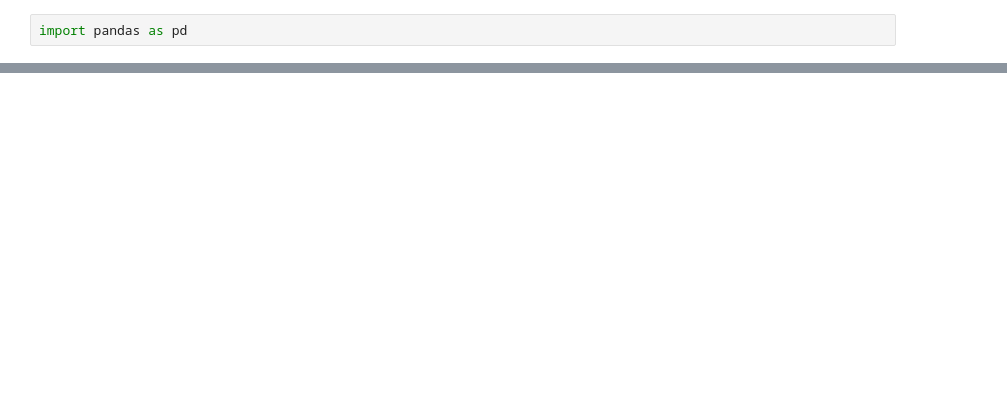
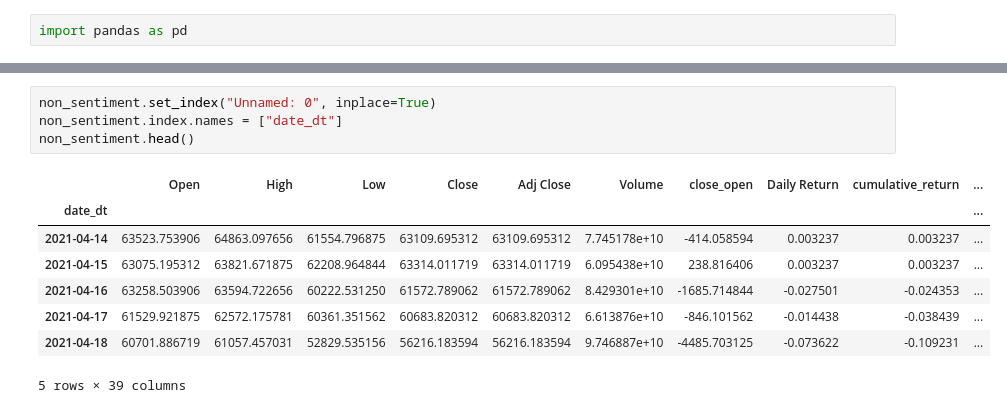
Before and after one commit to nogibjj/Flamingo-ML, a Jupyter notebook: response_variable/data_puller.ipynb, the cells around one changed output, grey strips where cells are left out. Saved outputs shown, nothing was run; the diff lists cells and outputs as text; blank space fills up the shorter version.

```diff
--- a/response_variable/data_puller.ipynb
+++ b/response_variable/data_puller.ipynb
@@ -9,0 +50,13 @@ FileNotFoundError: [Errno 2] No such file or directory: '../crypto_news/bitcoin_
+# %%
+non_sentiment.set_index("Unnamed: 0", inplace=True)
+non_sentiment.index.names = ["date_dt"]
+non_sentiment.head()
+# %% [output]
+|  | Open | High | Low | Close | Adj Close | Volume | close_open | Daily Return | cumulative_return | ... |
+| date_dt |  |  |  |  |  |  |  |  |  | ... |
+| 2021-04-14 | 63523.753906 | 64863.097656 | 61554.796875 | 63109.695312 | 63109.695312 | 7.745178e+10 | -414.058594 | 0.003237 | 0.003237 | ... |
+| 2021-04-15 | 63075.195312 | 63821.671875 | 62208.964844 | 63314.011719 | 63314.011719 | 6.095438e+10 | 238.816406 | 0.003237 | 0.003237 | ... |
+| 2021-04-16 | 63258.503906 | 63594.722656 | 60222.531250 | 61572.789062 | 61572.789062 | 8.429301e+10 | -1685.714844 | -0.027501 | -0.024353 | ... |
+| 2021-04-17 | 61529.921875 | 62572.175781 | 60361.351562 | 60683.820312 | 60683.820312 | 6.613876e+10 | -846.101562 | -0.014438 | -0.038439 | ... |
+| 2021-04-18 | 60701.886719 | 61057.457031 | 52829.535156 | 56216.183594 | 56216.183594 | 9.746887e+10 | -4485.703125 | -0.073622 | -0.109231 | ... |
+5 rows × 39 columns
```
Also changed, not shown: parts of 16 cells of this notebook, 1 other file.
